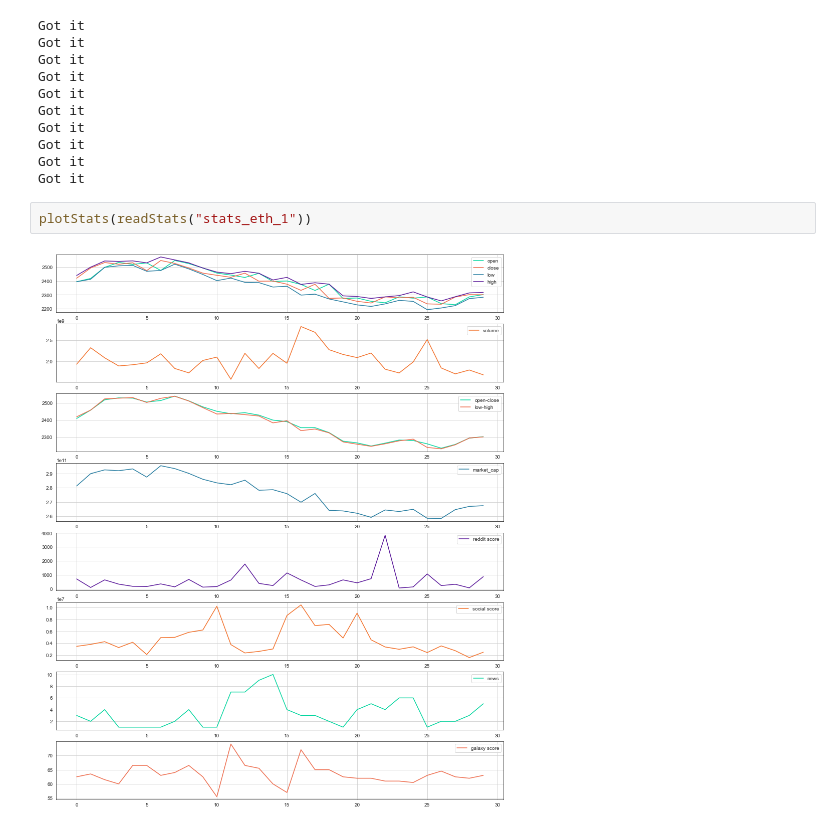
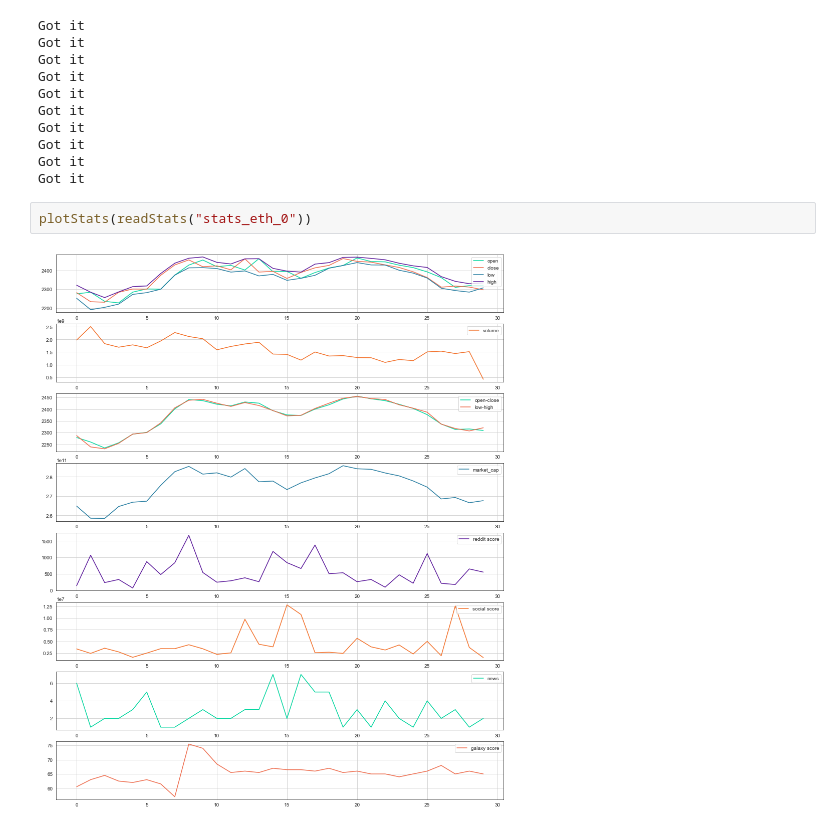
Before and after one commit to Altair200333/lunarcrush_api_test, a Jupyter notebook: lunacrush_test.ipynb, the cells around one changed output. Drawn from its saved outputs; the diff is of its cells as text.

```diff
--- a/lunacrush_test.ipynb
+++ b/lunacrush_test.ipynb
@@ -75,6 +75,6 @@ Got it
 Got it
 Got it
 # %%
-plotStats(readStats("stats_eth_1"))
+plotStats(readStats("stats_eth_0"))
 # %% [output]
-[figure, old version]
+[figure, new version]
```
Also changed, not shown: parts of 2 cells of this notebook, 1 other file.
